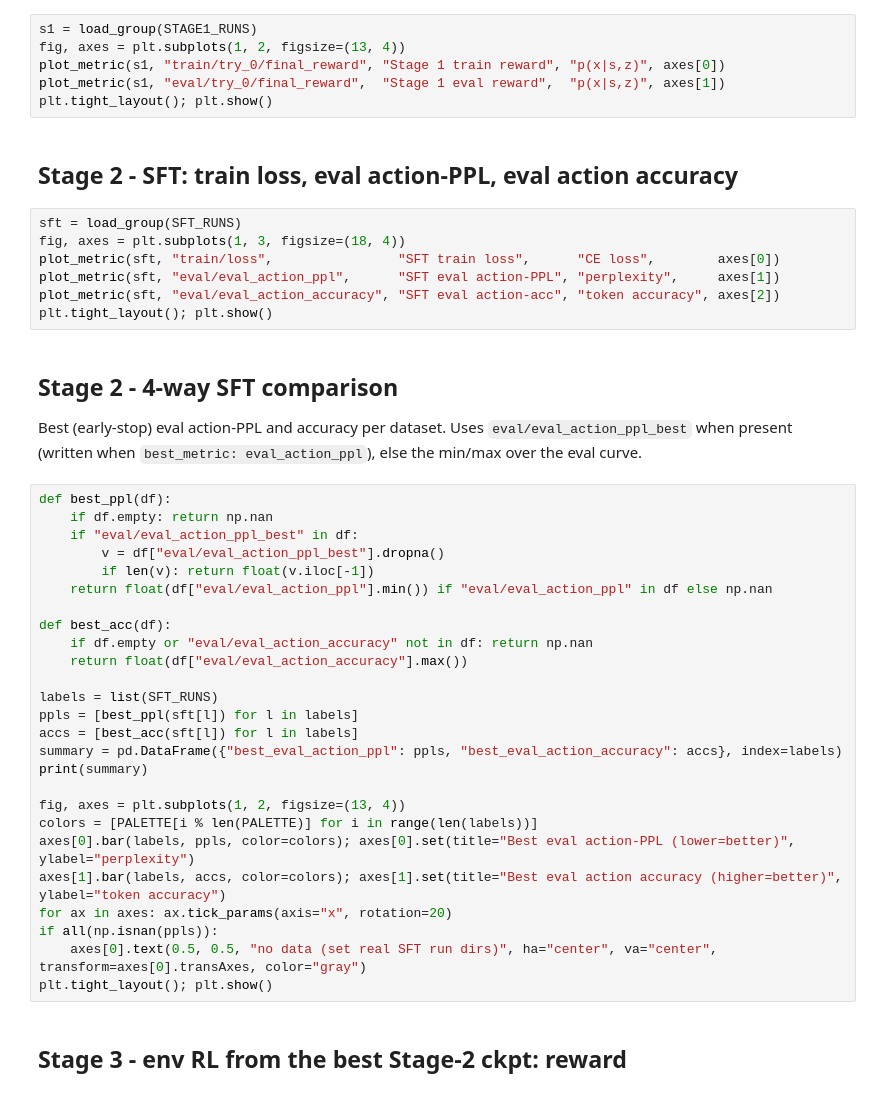
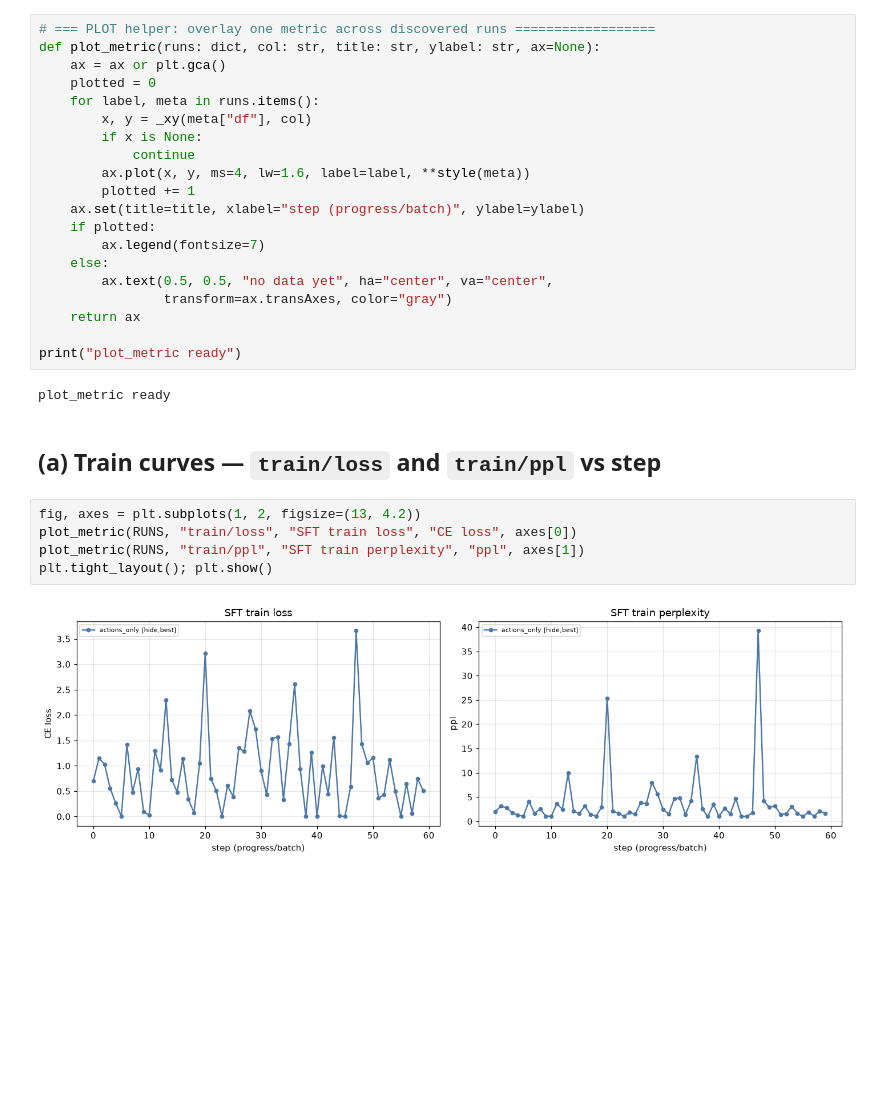
Before and after one commit to mzio/act-prm-blog, a Jupyter notebook: notebooks/cc-1.1-aprm_tau2_retail_results.ipynb, the cells around one changed output. Cells and saved outputs as stored; diff of their text form; blank space fills up the shorter version.

```diff
--- a/notebooks/cc-1.1-aprm_tau2_retail_results.ipynb
+++ b/notebooks/cc-1.1-aprm_tau2_retail_results.ipynb
@@ -124,49 +159,31 @@ print("helpers defined: find_metrics, load_metrics, load_group, plot_metric")
+# %%
+# === PLOT helper: overlay one metric across discovered runs ==================
+def plot_metric(runs: dict, col: str, title: str, ylabel: str, ax=None):
+    ax = ax or plt.gca()
+    plotted = 0
+    for label, meta in runs.items():
+        x, y = _xy(meta["df"], col)
+        if x is None:
+            continue
+        ax.plot(x, y, ms=4, lw=1.6, label=label, **style(meta))
+        plotted += 1
+    ax.set(title=title, xlabel="step (progress/batch)", ylabel=ylabel)
+    if plotted:
+        ax.legend(fontsize=7)
+    else:
+        ax.text(0.5, 0.5, "no data yet", ha="center", va="center",
+                transform=ax.transAxes, color="gray")
+    return ax
+
+print("plot_metric ready")
+# %% [output]
+plot_metric ready
+# %% [markdown]
+## (a) Train curves — `train/loss` and `train/ppl` vs step
 # %%
-s1 = load_group(STAGE1_RUNS)
-fig, axes = plt.subplots(1, 2, figsize=(13, 4))
-plot_metric(s1, "train/try_0/final_reward", "Stage 1 train reward", "p(x|s,z)", axes[0])
-plot_metric(s1, "eval/try_0/final_reward",  "Stage 1 eval reward",  "p(x|s,z)", axes[1])
+fig, axes = plt.subplots(1, 2, figsize=(13, 4.2))
+plot_metric(RUNS, "train/loss", "SFT train loss", "CE loss", axes[0])
+plot_metric(RUNS, "train/ppl", "SFT train perplexity", "ppl", axes[1])
 plt.tight_layout(); plt.show()
+# %% [output]
+[figure, added]
-# %% [markdown]
-## Stage 2 - SFT: train loss, eval action-PPL, eval action accuracy
-# %%
-sft = load_group(SFT_RUNS)
-fig, axes = plt.subplots(1, 3, figsize=(18, 4))
-plot_metric(sft, "train/loss",                "SFT train loss",      "CE loss",        axes[0])
-plot_metric(sft, "eval/eval_action_ppl",      "SFT eval action-PPL", "perplexity",     axes[1])
-plot_metric(sft, "eval/eval_action_accuracy", "SFT eval action-acc", "token accuracy", axes[2])
-plt.tight_layout(); plt.show()
-# %% [markdown]
-## Stage 2 - 4-way SFT comparison
-
-Best (early-stop) eval action-PPL and accuracy per dataset. Uses
-`eval/eval_action_ppl_best` when present (written when `best_metric:
-eval_action_ppl`), else the min/max over the eval curve.
-# %%
-def best_ppl(df):
-    if df.empty: return np.nan
-    if "eval/eval_action_ppl_best" in df:
-        v = df["eval/eval_action_ppl_best"].dropna()
-        if len(v): return float(v.iloc[-1])
-    return float(df["eval/eval_action_ppl"].min()) if "eval/eval_action_ppl" in df else np.nan
-
-def best_acc(df):
-    if df.empty or "eval/eval_action_accuracy" not in df: return np.nan
-    return float(df["eval/eval_action_accuracy"].max())
-
-labels = list(SFT_RUNS)
-ppls = [best_ppl(sft[l]) for l in labels]
-accs = [best_acc(sft[l]) for l in labels]
-summary = pd.DataFrame({"best_eval_action_ppl": ppls, "best_eval_action_accuracy": accs}, index=labels)
-print(summary)
-
-fig, axes = plt.subplots(1, 2, figsize=(13, 4))
-colors = [PALETTE[i % len(PALETTE)] for i in range(len(labels))]
-axes[0].bar(labels, ppls, color=colors); axes[0].set(title="Best eval action-PPL (lower=better)", ylabel="perplexity")
-axes[1].bar(labels, accs, color=colors); axes[1].set(title="Best eval action accuracy (higher=better)", ylabel="token accuracy")
-for ax in axes: ax.tick_params(axis="x", rotation=20)
-if all(np.isnan(ppls)):
-    axes[0].text(0.5, 0.5, "no data (set real SFT run dirs)", ha="center", va="center", transform=axes[0].transAxes, color="gray")
-plt.tight_layout(); plt.show()
-# %% [markdown]
-## Stage 3 - env RL from the best Stage-2 ckpt: reward
```
Also changed, not shown: parts of 12 cells of this notebook, 2 other files.
